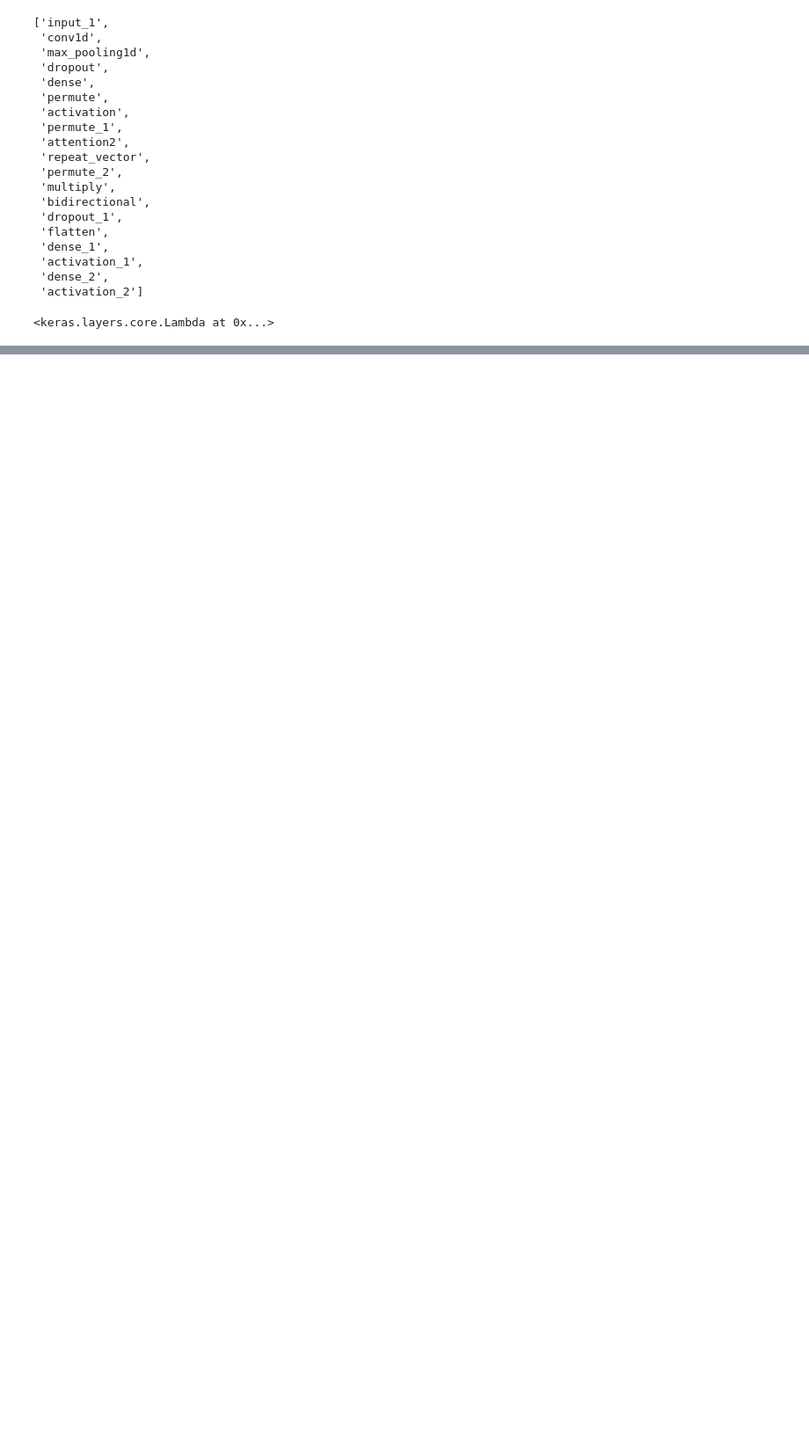
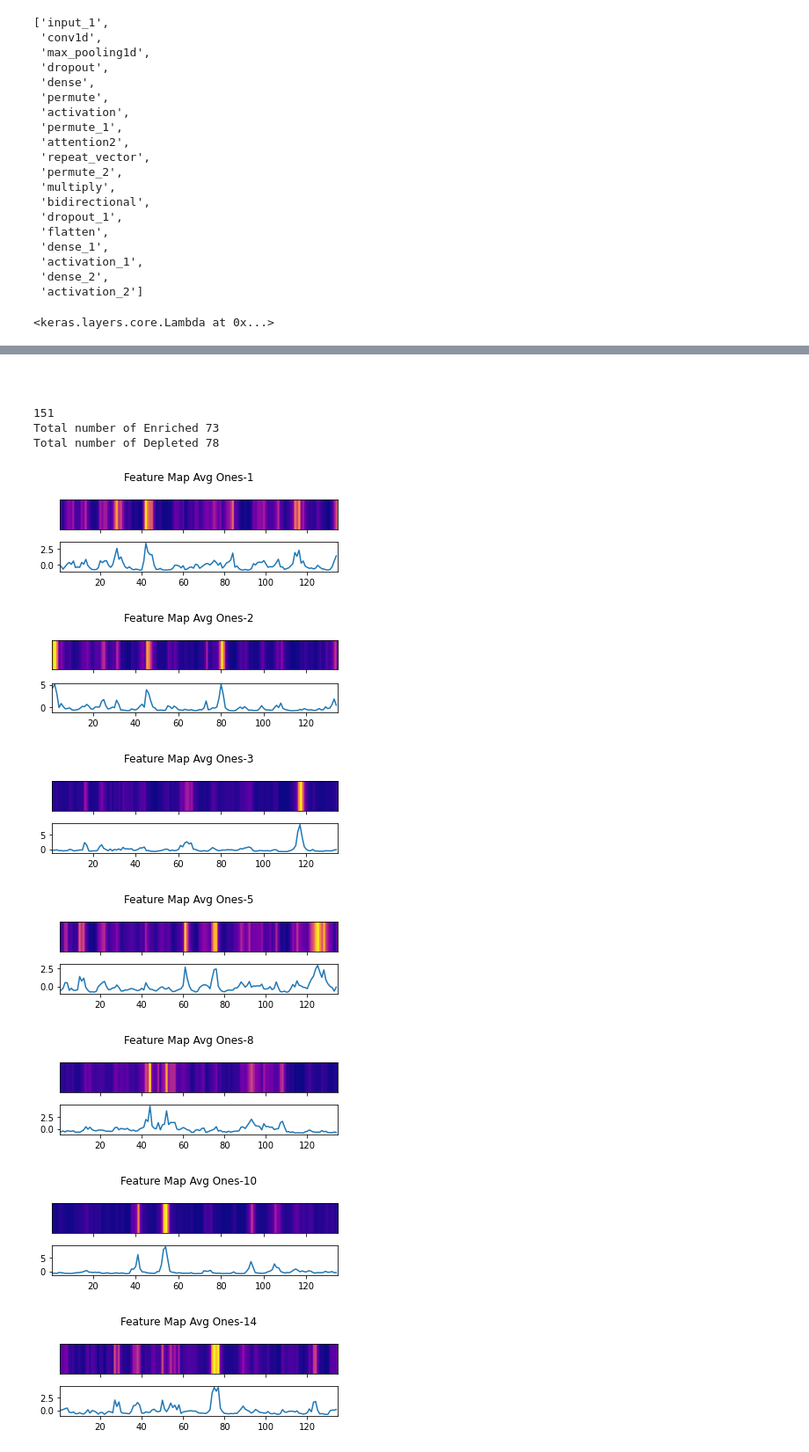
Before and after one commit to beckii0930/nucleosome_occupancy, a Jupyter notebook: tbinet_stuff/analyze_layer.ipynb, the cells around one changed output, grey strips where cells are left out. Shown at 88% size. Drawn from its saved outputs; the diff is of its cells as text; code cells hidden in the pictures; blank space fills up the shorter version.

```diff
--- a/tbinet_stuff/analyze_layer.ipynb
+++ b/tbinet_stuff/analyze_layer.ipynb
@@ -29,9 +29,11 @@ import tensorflow as tf
 import matplotlib.pyplot as plt
 # %%
 data_folder = "/Users/yibeijia/Downloads/nucleosome_occupancy/tbinet_stuff/model2/"
+
+data_folder = "/Users/yibeijia/Downloads/nucleosome_occupancy/tbinet_stuff/model2_reduced_dense10/"
 model = load_model(data_folder+"tbinet.h5")
-# model.load_weights("/Users/yibeijia/Downloads/nucleosome_occupancy/tbinet_stuff/model2/tbinet.12-0.12.hdf5")
-model.load_weights("/Users/yibeijia/Downloads/nucleosome_occupancy/tbinet_stuff/model2/tbinet.22-0.21.hdf5")
+model.load_weights("/Users/yibeijia/Downloads/nucleosome_occupancy/tbinet_stuff//model2_reduced_dense10/tbinet.38-0.08.hdf5")
+# model.load_weights("/Users/yibeijia/Downloads/nucleosome_occupancy/tbinet_stuff/model2/tbinet.22-0.21.hdf5")
 # %%
 model.summary()
 # %% [output]
@@ -198,3 +240,57 @@ def plot_both_feature_maps(y0, y1, plt_title):
     plt.colorbar(heatmap)
     plt.tight_layout()
     plt.show()
+# %% [markdown]
+#
+# %%
+for layer_name, feature_map in zip(layer_names, feature_maps):
+
+    if layer_name == 'permute_1':
+
+        print(len(feature_map))
+        feature_map -= feature_map.mean()
+        feature_map /= feature_map.std ()
+#         print(f'layer_name: {layer_name}')
+#         print(f'feature_map.shape: {feature_map.shape}')
+        print(f"Total number of Enriched {len(ones)}" )
+        print(f"Total number of Depleted {len(zeros)}" )
+        for i in ones:
+            feature_map_ones = feature_map[i]
+            name = "Feature Map Avg Ones-" + str(i)
+            plot_feature_map(feature_map_ones, name)
+        for i in zeros:
+            feature_map_zeros = feature_map[i]
+            name = "Feature Map Avg Zeros-" + str(i)
+            plot_feature_map(feature_map_zeros, name)
+#         feature_map_ones1 = feature_map[1]
+#         feature_map_zeros2 = feature_map[2]
+#         feature_map_zeros3 = feature_map[3]
+#         print(zeros)
+#         print(f'feature_map_ones.shape: {feature_map_ones.shape}')
+#         print(f'feature_map_zeros.shape: {feature_map_zeros.shape}')
+#         feature_map_avg_ones0 = feature_map_ones.sum(axis=0)
+#         feature_map_avg_zeros = feature_map_zeros.sum(axis=0)
+#         feature_map_avg_zeros1 = feature_map[1]
+#         feature_map_avg_zeros2 = feature_map[2]
+#         feature_map_avg_zeros3 = feature_map[3]
+#         feature_map_avg_zeros4 = feature_map[4]
+#         print(feature_map_zeros)
+#         plot_feature_map(feature_map_avg_ones, "Feature Map Avg Ones")
+#         plot_feature_map(feature_map_avg_zeros1, "Feature Map Avg Zeros")
+#         plot_feature_map(feature_map_ones0, "Feature Map Avg Ones")
+#         plot_feature_map(feature_map_ones1, "Feature Map Avg Ones")
+#         plot_feature_map(feature_map_zeros2, "Feature Map Avg Zeros")
+#         plot_feature_map(feature_map_zeros3, "Feature Map Avg Zeros")
+#         plot_feature_map(feature_map_avg_zeros4, "Feature Map Avg Zeros")
+#         plot_both_feature_maps(feature_map_avg_ones, feature_map_avg_zeros1, feature_map_avg_zeros2,"Feature Maps Reduced Model")
+# %% [output]
+151
+Total number of Enriched 73
+Total number of Depleted 78
+[figure, added]
+[figure, added]
+[figure, added]
+[figure, added]
+[figure, added]
+[figure, added]
+[figure, added]
```
Also changed, not shown: parts of 17 cells of this notebook, 10 other files.
